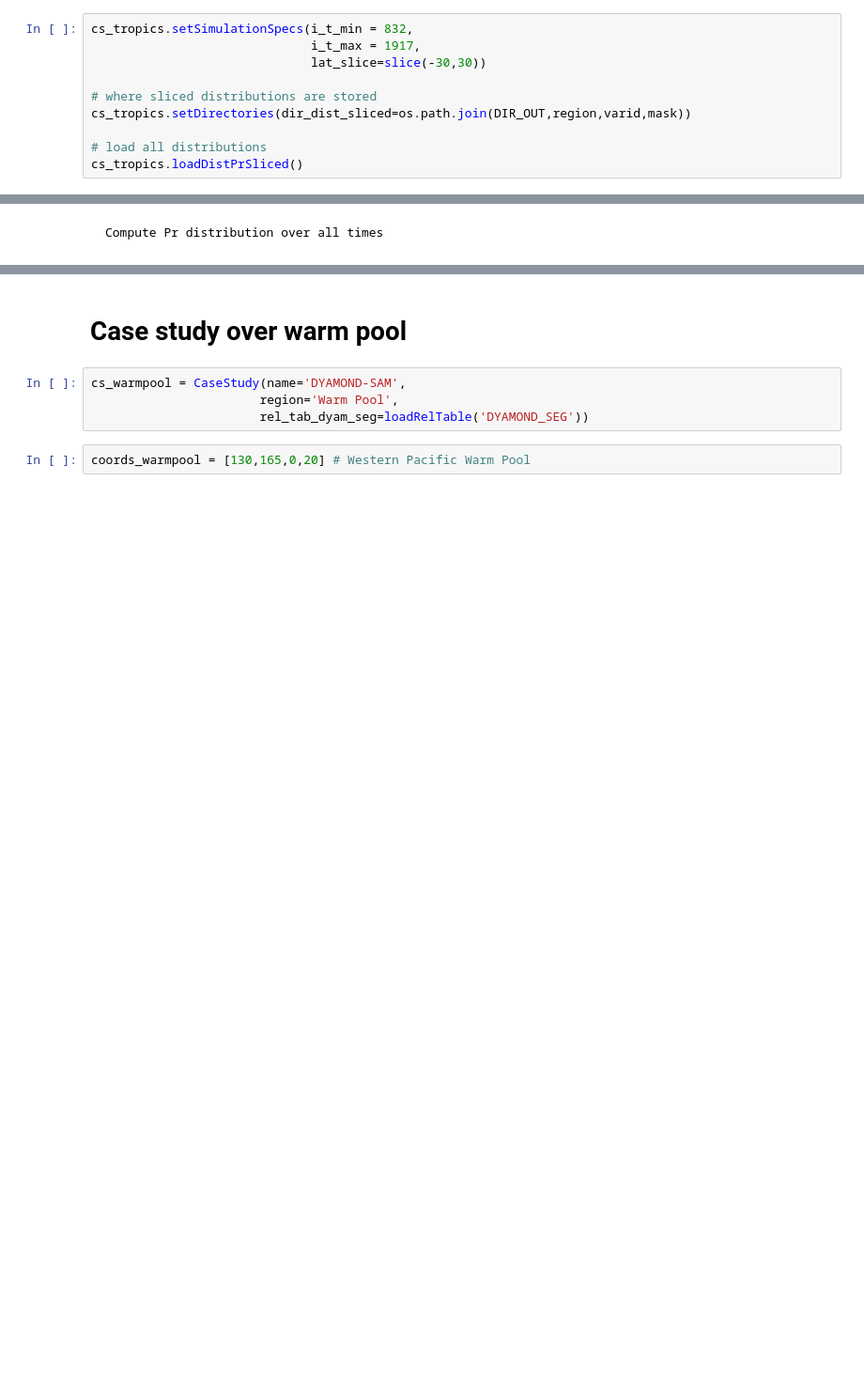
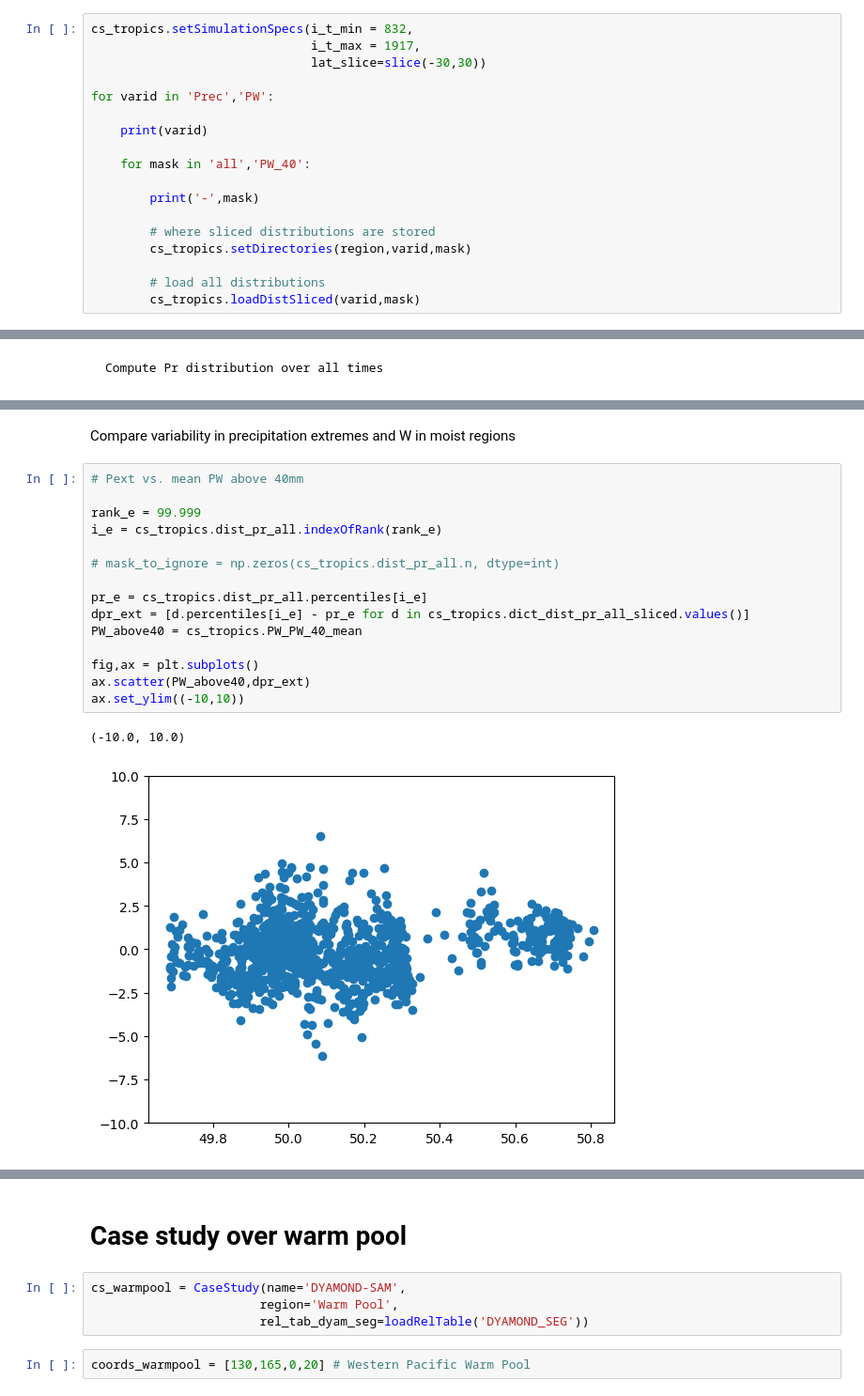
Before and after one commit to bfildier/explore-multiscale-extremes, a Jupyter notebook: scripts/example_DYAMOND_CaseStudy.ipynb, the cells around one changed output, grey strips where cells are left out. Shown at 94% size. Saved outputs shown, nothing was run; the diff lists cells and outputs as text; blank space fills up the shorter version.

Commit message:
analysis over DYAMOND regions, incomplete in RCEMIP, testing theory

```diff
--- a/scripts/example_DYAMOND_CaseStudy.ipynb
+++ b/scripts/example_DYAMOND_CaseStudy.ipynb
@@ -76,8 +75,16 @@ cs_tropics.setSimulationSpecs(i_t_min = 832,
                               i_t_max = 1917,
                               lat_slice=slice(-30,30))
 
-# where sliced distributions are stored
-cs_tropics.setDirectories(dir_dist_sliced=os.path.join(DIR_OUT,region,varid,mask))
+for varid in 'Prec','PW':
 
-# load all distributions
-cs_tropics.loadDistPrSliced()
+    print(varid)
+
+    for mask in 'all','PW_40':
+
+        print('-',mask)
+
+        # where sliced distributions are stored
+        cs_tropics.setDirectories(region,varid,mask)
+
+        # load all distributions
+        cs_tropics.loadDistSliced(varid,mask)
@@ -135,3 +145,23 @@ print(cs_tropics.times_to_ignore)
 time indices to ignore:
 [ 862  863  958  959 1054 1055 1150 1151 1246 1247 1342 1343 1438 1439
  1534 1535 1630 1631 1726 1727 1822 1823]
+# %% [markdown]
+Compare variability in precipitation extremes and W in moist regions
+# %%
+# Pext vs. mean PW above 40mm
+
+rank_e = 99.999
+i_e = cs_tropics.dist_pr_all.indexOfRank(rank_e)
+
+# mask_to_ignore = np.zeros(cs_tropics.dist_pr_all.n, dtype=int)
+
+pr_e = cs_tropics.dist_pr_all.percentiles[i_e]
+dpr_ext = [d.percentiles[i_e] - pr_e for d in cs_tropics.dict_dist_pr_all_sliced.values()]
+PW_above40 = cs_tropics.PW_PW_40_mean
+
+fig,ax = plt.subplots()
+ax.scatter(PW_above40,dpr_ext)
+ax.set_ylim((-10,10))
+# %% [output]
+(-10.0, 10.0)
+[figure, added]
```
Also changed, not shown: parts of 17 cells of this notebook, 34 other files.
